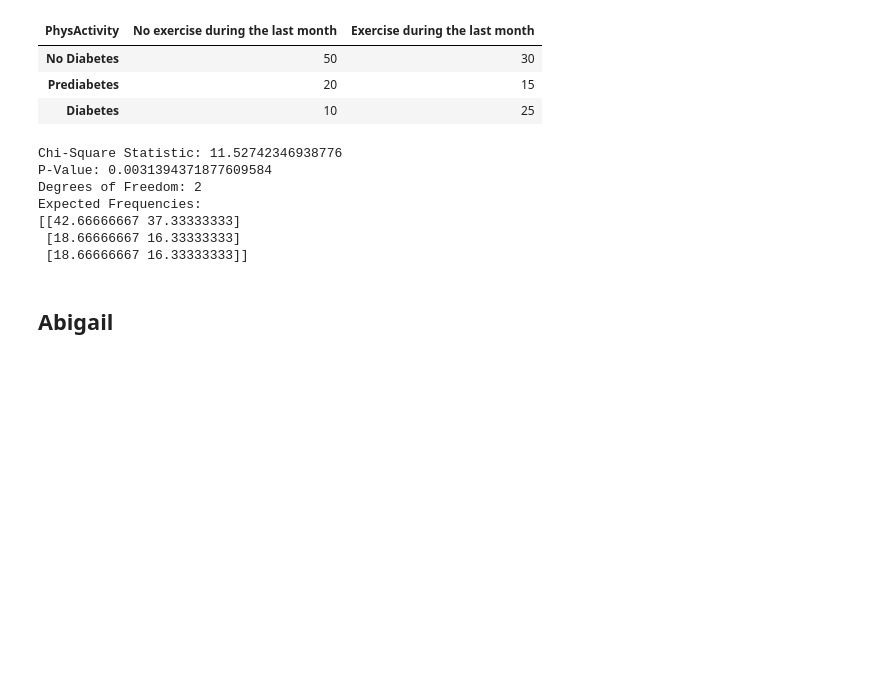
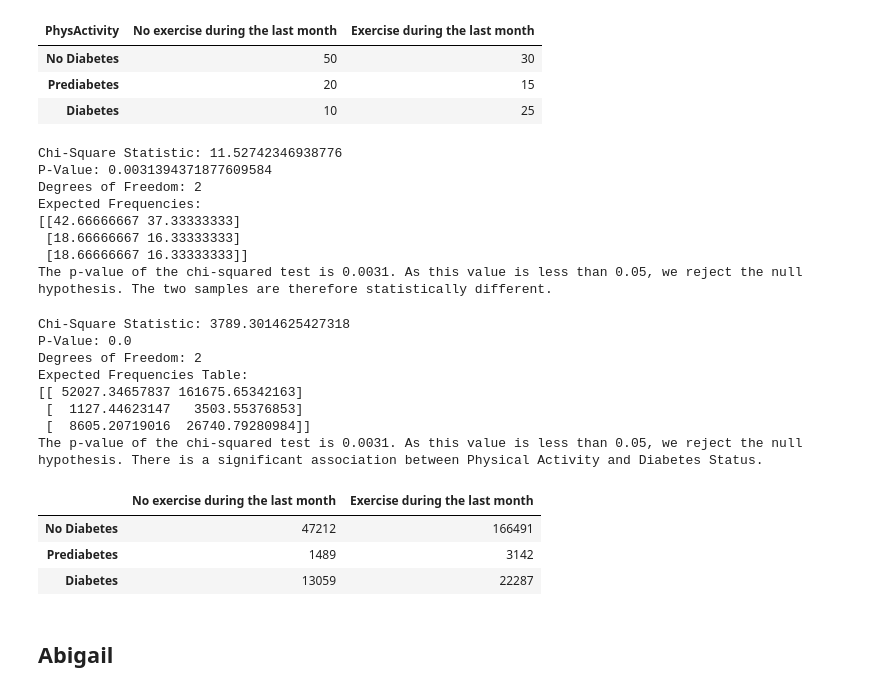
Before and after one commit to williamlevine/project-one, a Jupyter notebook: main_notebook.ipynb, the cells around one changed output. Saved outputs shown, nothing was run; the diff lists cells and outputs as text; code cells hidden in the pictures; blank space fills up the shorter version.

```diff
--- a/main_notebook.ipynb
+++ b/main_notebook.ipynb
@@ -229,9 +231,9 @@ PhysActivitystack.set_index('PhysActivity', inplace=True)
 from scipy.stats import chi2_contingency
 
 # Prepare contingency table for Chi-Square test
-contingency_table = PhysActivitystack.T  # Transpose to get counts in columns
+contingency_table01 = PhysActivitystack.T  # Transpose to get counts in columns
 
-contingency_table
+contingency_table01
 # %% [output]
 | PhysActivity | No exercise during the last month | Exercise during the last month |
 | No Diabetes | 50 | 30 |
@@ -247,6 +249,10 @@ print(f'P-Value: {p_val}')
 print(f'Degrees of Freedom: {dof}')
 print('Expected Frequencies:')
 print(ex)
+if p_val > 0.05:
+    print(f"The p-value of the chi-squared test is {round(p_val,4)}. As this value is greater than 0.05, we fail to reject the null hypothesis. The two samples are therefore not statistically different.")
+else:
+        print(f"The p-value of the chi-squared test is {round(p_val,4)}. As this value is less than 0.05, we reject the null hypothesis. The two samples are therefore statistically different.")
 # %% [output]
 Chi-Square Statistic: 11.52742346938776
 P-Value: 0.0031394371877609584
@@ -255,6 +261,49 @@ Expected Frequencies:
 [[42.66666667 37.33333333]
  [18.66666667 16.33333333]
  [18.66666667 16.33333333]]
+The p-value of the chi-squared test is 0.0031. As this value is less than 0.05, we reject the null hypothesis. The two samples are therefore statistically different.
+# %%
+#Fixed Chi-Square test/ updated percentage to correct count value.
+
+
+# Create a contingency table
+contingency_table02 = pd.crosstab(df_trimmed['Diabetes_012'], df_trimmed['PhysActivity'])
+
+#Rename Column and Row Labels:
+contingency_table02.columns = ['No exercise during the last month', 'Exercise during the last month']
+contingency_table02.index = ['No Diabetes', 'Prediabetes', 'Diabetes']
+
+# Perform the Chi-Square test
+chi2_stat, p_value, dof, expected = chi2_contingency(contingency_table)
+
+# Print results
+print("Chi-Square Statistic:", chi2_stat)
+print("P-Value:", p_value)
+print("Degrees of Freedom:", dof)
+print("Expected Frequencies Table:")
+print(expected)
+
+# Interpretation of results
+
+if p_value < 0.05:
+    print(f"The p-value of the chi-squared test is {round(p_val,4)}. As this value is less than 0.05, we reject the null hypothesis. There is a significant association between Physical Activity and Diabetes Status.")
+else:
+    print(f"The p-value of the chi-squared test is {round(p_val,4)}. As this value is greater than 0.05, we fail to reject the null hypothesis. There is no significant association between Physical Activity and Diabetes Status.")
+
+contingency_table02
+# %% [output]
+Chi-Square Statistic: 3789.3014625427318
+P-Value: 0.0
+Degrees of Freedom: 2
+Expected Frequencies Table:
+[[ 52027.34657837 161675.65342163]
+ [  1127.44623147   3503.55376853]
+ [  8605.20719016  26740.79280984]]
+The p-value of the chi-squared test is 0.0031. As this value is less than 0.05, we reject the null hypothesis. There is a significant association between Physical Activity and Diabetes Status.
+|  | No exercise during the last month | Exercise during the last month |
+| No Diabetes | 47212 | 166491 |
+| Prediabetes | 1489 | 3142 |
+| Diabetes | 13059 | 22287 |
 # %% [markdown]
 ## Abigail
 # %% [markdown]
```
Also changed, not shown: parts of 1 cell of this notebook.
